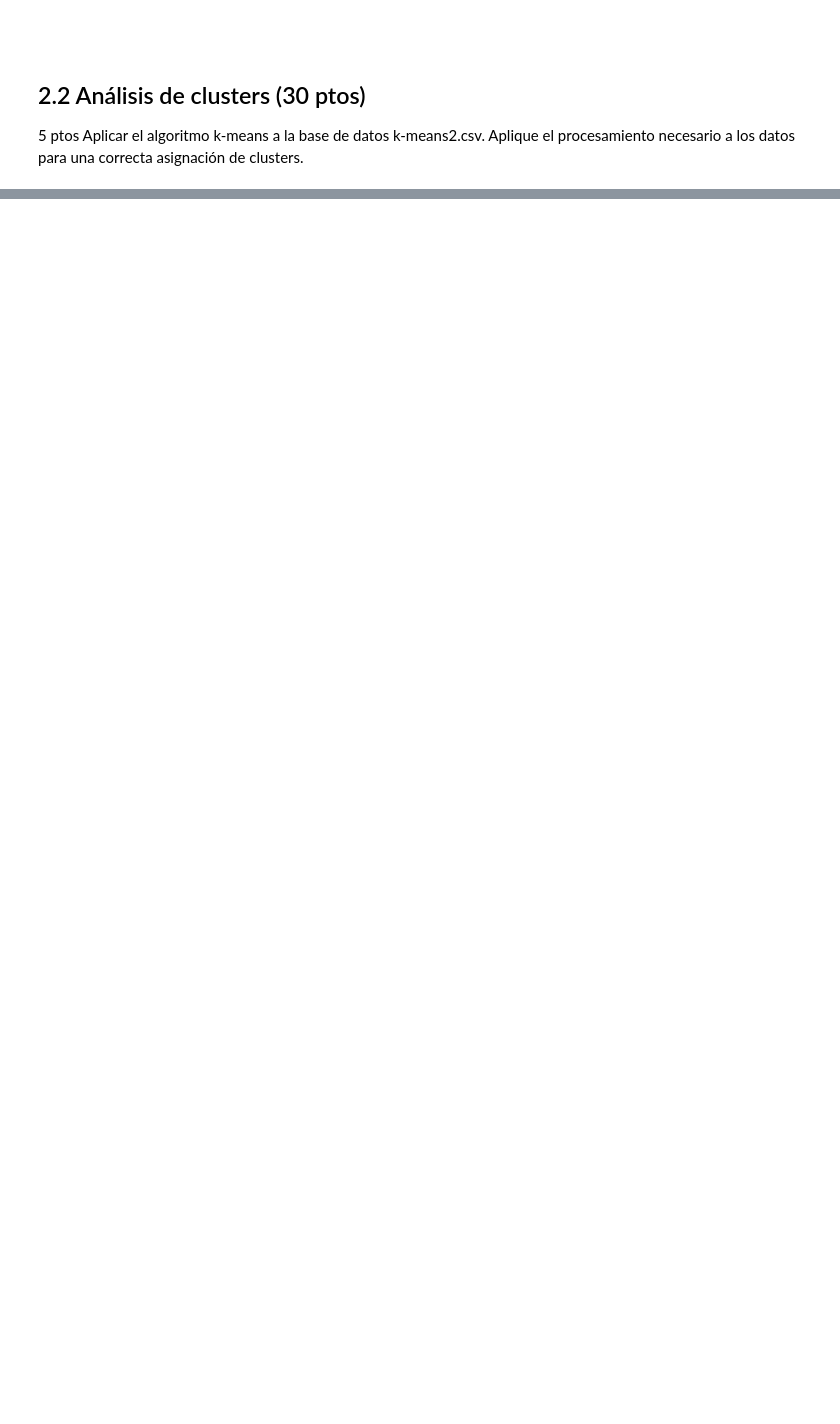
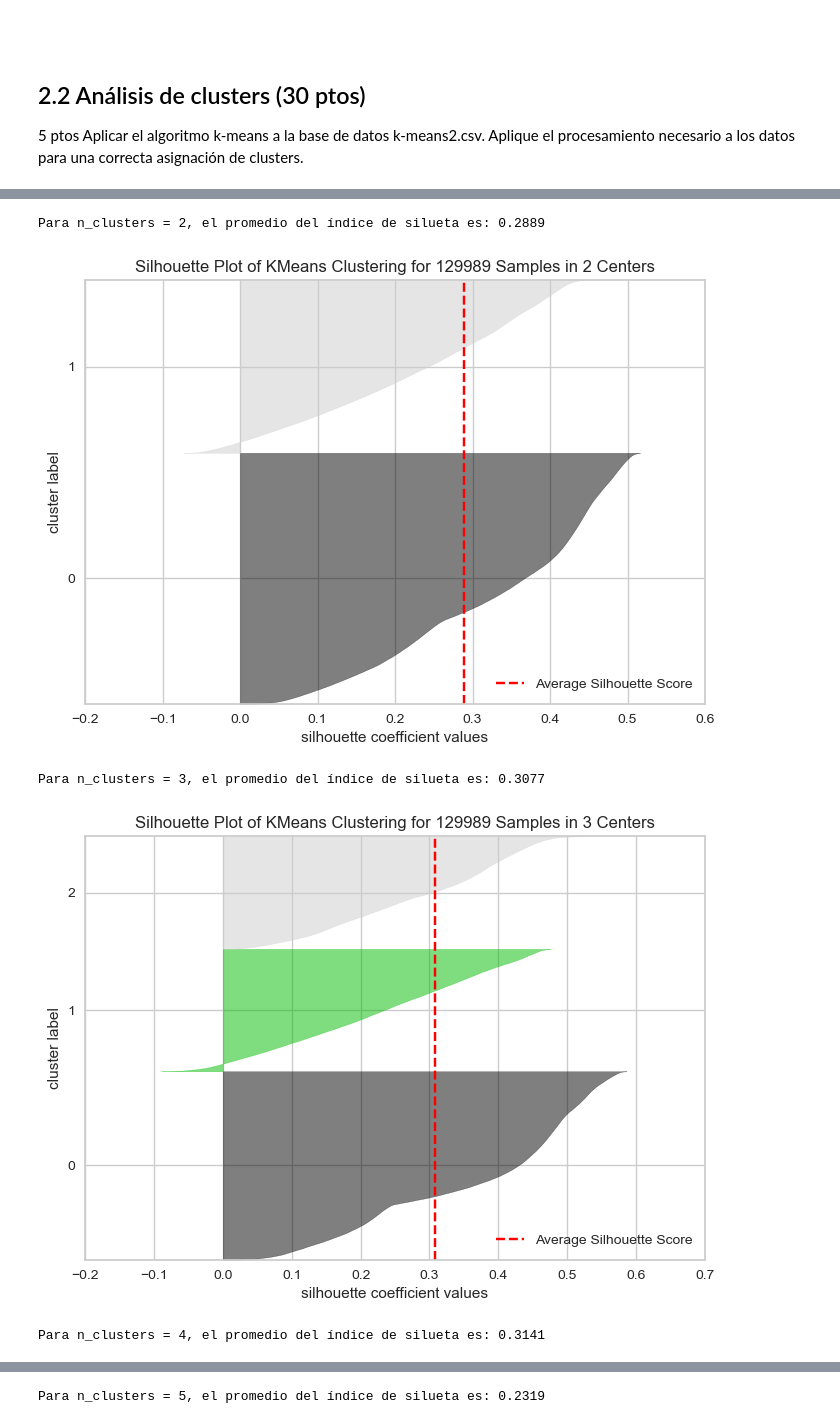
Before and after one commit to doritak/Machine-Learning, a Jupyter notebook: Actividad_4/main.ipynb, the cells around one changed output, grey strips where cells are left out. Cells and saved outputs as stored; diff of their text form; code cells hidden in the pictures; blank space fills up the shorter version.

```diff
--- a/Actividad_4/main.ipynb
+++ b/Actividad_4/main.ipynb
@@ -153,0 +223,43 @@ Ver documentación [aquí](https://scikit-learn.org/1.5/auto_examples/cluster/pl
+# %%
+X = df2_scaler
+from yellowbrick.cluster import SilhouetteVisualizer
+from sklearn.metrics import silhouette_score
+
+def silhouette_visualizar_analisis(X, max_clusters=10):
+    range_n_clusters = range(2, max_clusters + 1)
+    best_n_clusters = None
+    best_score_silhouette = -1  # Inicializar con un valor muy bajo, pero aquí el mejor valor es cercano a 1 (1 es el mejor)
+
+    for n_clusters in range_n_clusters:
+        # Crear modelo K-means
+        kmeans = KMeans(n_clusters=n_clusters, random_state=42)
+
+        # Ajustar el modelo
+        cluster_labels = kmeans.fit_predict(X)
+
+        # Calcular el promedio del índice de silueta
+        prom_silhouette = silhouette_score(X, cluster_labels)
+        print(f"Para n_clusters = {n_clusters}, el promedio del índice de silueta es: {prom_silhouette:.4f}")
+
+        # Guardar el mejor número de clusters
+        if prom_silhouette > best_score_silhouette:
+            best_n_clusters = n_clusters
+            best_score_silhouette = prom_silhouette
+
+        # Visualizar el Silhouette Plot con Yellowbrick
+        visualizer = SilhouetteVisualizer(kmeans, colors='nipy_spectral', random_state=42)
+        visualizer.fit(X)
+        visualizer.show()
+
+    print(f"\nEl número óptimo de clusters es: {best_n_clusters}, con un índice promedio de silueta de {best_score_silhouette:.4f}")
+
+# Visualizar el análisis, lo invoco con el conjunto de datos escalado
+silhouette_visualizar_analisis(X, max_clusters=10)
+
+# OJO esto duró mucho tiempo en ejecutarse, fue 67 minutos!!!!
+# %% [output]
+Para n_clusters = 2, el promedio del índice de silueta es: 0.2889
+[figure, added]
+Para n_clusters = 3, el promedio del índice de silueta es: 0.3077
+[figure, added]
+Para n_clusters = 4, el promedio del índice de silueta es: 0.3141
@@ -153,0 +267 @@ Ver documentación [aquí](https://scikit-learn.org/1.5/auto_examples/cluster/pl
+Para n_clusters = 5, el promedio del índice de silueta es: 0.2319
```
Also changed, not shown: parts of 38 cells of this notebook.
